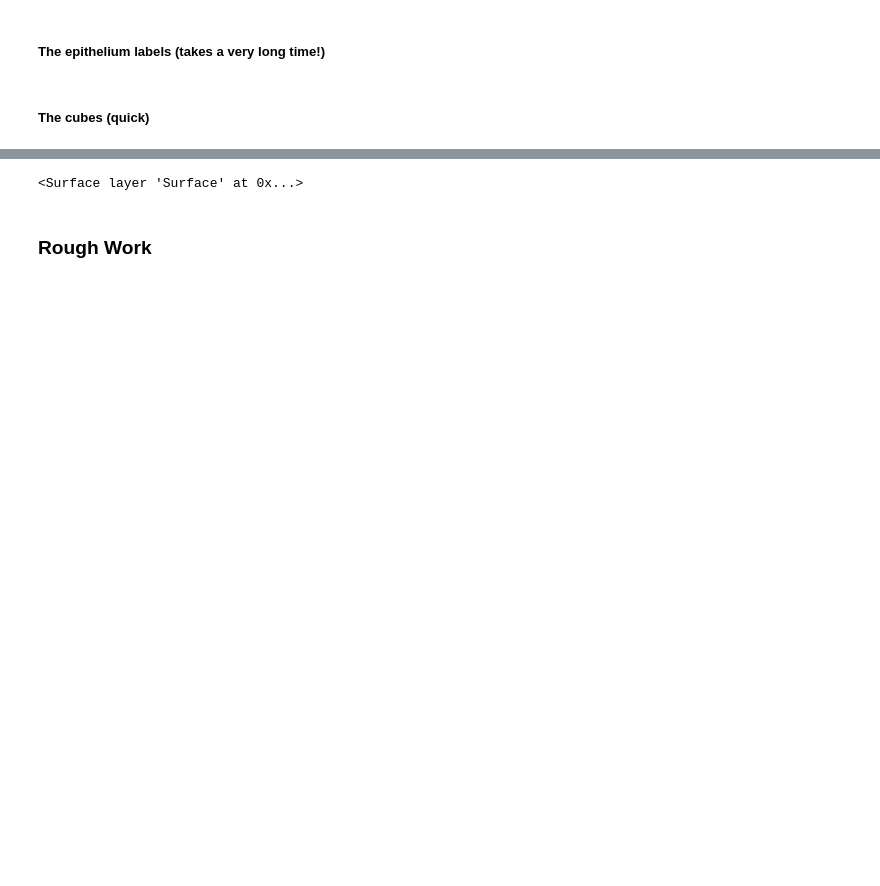
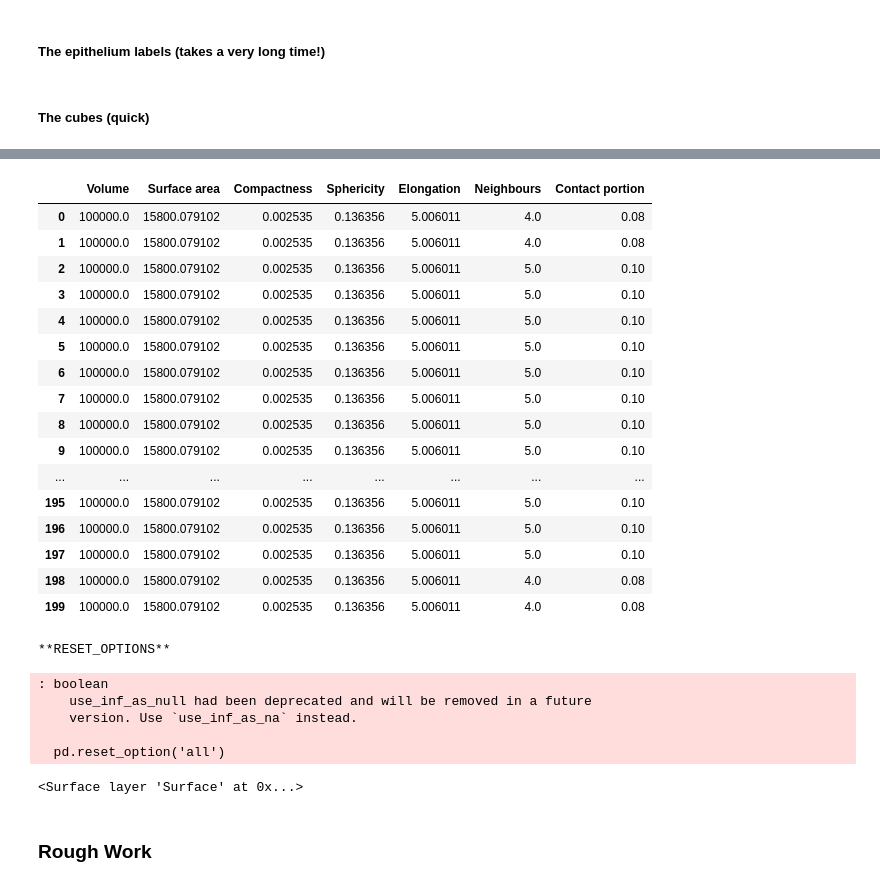
Before and after one commit to AntanasMurelis/EpiStats, a Jupyter notebook: Epithelium.ipynb, the cells around one changed output, grey strips where cells are left out. Saved outputs shown, nothing was run; the diff lists cells and outputs as text; code cells hidden in the pictures; blank space fills up the shorter version.

```diff
--- a/Epithelium.ipynb
+++ b/Epithelium.ipynb
@@ -27,3 +52,29 @@ obtain_statistics(cubes[1], min_label_vol = 100)
+# %%
+print_frame(obtain_cube_statistics(cubes[1]))
+# %% [output]
+|  | Volume | Surface area | Compactness | Sphericity | Elongation | Neighbours | Contact portion |
+| 0 | 100000.0 | 15800.079102 | 0.002535 | 0.136356 | 5.006011 | 4.0 | 0.08 |
+| 1 | 100000.0 | 15800.079102 | 0.002535 | 0.136356 | 5.006011 | 4.0 | 0.08 |
+| 2 | 100000.0 | 15800.079102 | 0.002535 | 0.136356 | 5.006011 | 5.0 | 0.10 |
+| 3 | 100000.0 | 15800.079102 | 0.002535 | 0.136356 | 5.006011 | 5.0 | 0.10 |
+| 4 | 100000.0 | 15800.079102 | 0.002535 | 0.136356 | 5.006011 | 5.0 | 0.10 |
+| 5 | 100000.0 | 15800.079102 | 0.002535 | 0.136356 | 5.006011 | 5.0 | 0.10 |
+| 6 | 100000.0 | 15800.079102 | 0.002535 | 0.136356 | 5.006011 | 5.0 | 0.10 |
+| 7 | 100000.0 | 15800.079102 | 0.002535 | 0.136356 | 5.006011 | 5.0 | 0.10 |
+| 8 | 100000.0 | 15800.079102 | 0.002535 | 0.136356 | 5.006011 | 5.0 | 0.10 |
+| 9 | 100000.0 | 15800.079102 | 0.002535 | 0.136356 | 5.006011 | 5.0 | 0.10 |
+| ... | ... | ... | ... | ... | ... | ... | ... |
+| 195 | 100000.0 | 15800.079102 | 0.002535 | 0.136356 | 5.006011 | 5.0 | 0.10 |
+| 196 | 100000.0 | 15800.079102 | 0.002535 | 0.136356 | 5.006011 | 5.0 | 0.10 |
+| 197 | 100000.0 | 15800.079102 | 0.002535 | 0.136356 | 5.006011 | 5.0 | 0.10 |
+| 198 | 100000.0 | 15800.079102 | 0.002535 | 0.136356 | 5.006011 | 4.0 | 0.08 |
+| 199 | 100000.0 | 15800.079102 | 0.002535 | 0.136356 | 5.006011 | 4.0 | 0.08 |
+**RESET_OPTIONS**
+: boolean
+    use_inf_as_null had been deprecated and will be removed in a future
+    version. Use `use_inf_as_na` instead.
+
+  pd.reset_option('all')
 # %%
 mesh = skimage.measure.marching_cubes(im*(im==448))
 viewer = napari.view_image(im*(im==448))
```
Also changed, not shown: parts of 2 cells of this notebook, 2 other files.
